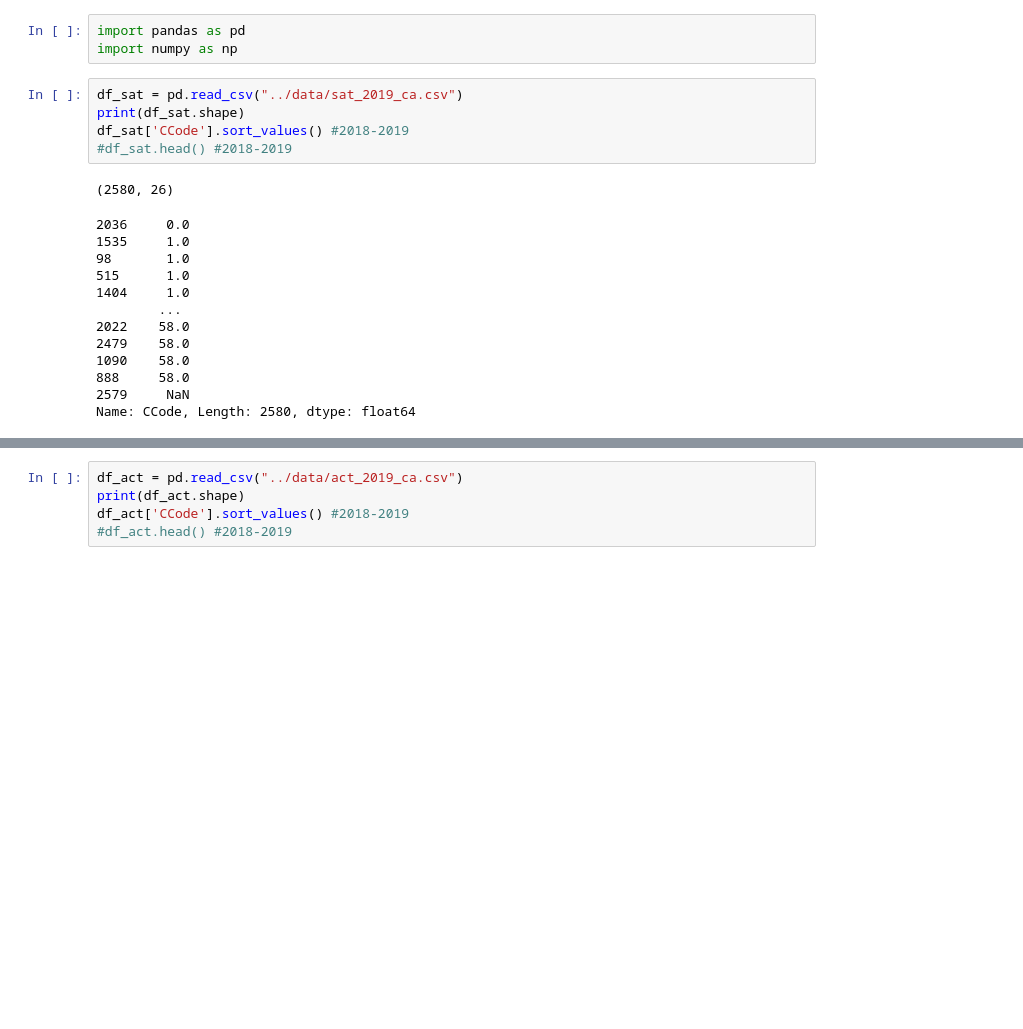
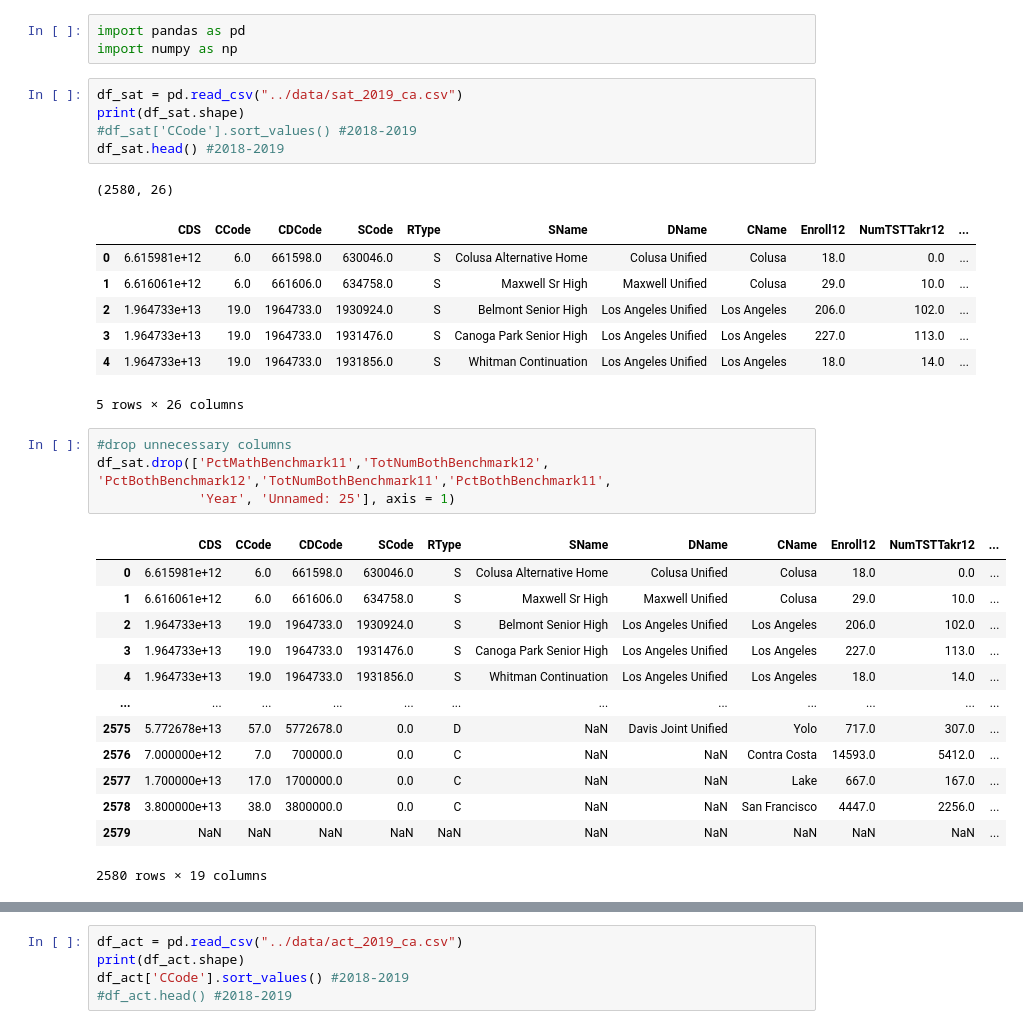
Before and after one commit to Jgates62/ap_act_performance_analysis, a Jupyter notebook: code/data_prep.ipynb, the cells around one changed output, grey strips where cells are left out. Drawn from its saved outputs; the diff is of its cells as text; blank space fills up the shorter version.

```diff
--- a/code/data_prep.ipynb
+++ b/code/data_prep.ipynb
@@ -4,19 +4,32 @@ import numpy as np
 # %%
 df_sat = pd.read_csv("../data/sat_2019_ca.csv")
 print(df_sat.shape)
-df_sat['CCode'].sort_values() #2018-2019
-#df_sat.head() #2018-2019
+#df_sat['CCode'].sort_values() #2018-2019
+df_sat.head() #2018-2019
 # %% [output]
 (2580, 26)
+|  | CDS | CCode | CDCode | SCode | RType | SName | DName | CName | Enroll12 | NumTSTTakr12 | ... |
+| 0 | 6.615981e+12 | 6.0 | 661598.0 | 630046.0 | S | Colusa Alternative Home | Colusa Unified | Colusa | 18.0 | 0.0 | ... |
+| 1 | 6.616061e+12 | 6.0 | 661606.0 | 634758.0 | S | Maxwell Sr High | Maxwell Unified | Colusa | 29.0 | 10.0 | ... |
+| 2 | 1.964733e+13 | 19.0 | 1964733.0 | 1930924.0 | S | Belmont Senior High | Los Angeles Unified | Los Angeles | 206.0 | 102.0 | ... |
+| 3 | 1.964733e+13 | 19.0 | 1964733.0 | 1931476.0 | S | Canoga Park Senior High | Los Angeles Unified | Los Angeles | 227.0 | 113.0 | ... |
+| 4 | 1.964733e+13 | 19.0 | 1964733.0 | 1931856.0 | S | Whitman Continuation | Los Angeles Unified | Los Angeles | 18.0 | 14.0 | ... |
-2036     0.0
-1535     1.0
-98       1.0
-515      1.0
-1404     1.0
-        ...
-2022    58.0
-2479    58.0
-1090    58.0
-888     58.0
-2579     NaN
-Name: CCode, Length: 2580, dtype: float64
+5 rows × 26 columns
+# %%
+#drop unnecessary columns
+df_sat.drop(['PctMathBenchmark11','TotNumBothBenchmark12', 'PctBothBenchmark12','TotNumBothBenchmark11','PctBothBenchmark11',
+             'Year', 'Unnamed: 25'], axis = 1)
+# %% [output]
+|  | CDS | CCode | CDCode | SCode | RType | SName | DName | CName | Enroll12 | NumTSTTakr12 | ... |
+| 0 | 6.615981e+12 | 6.0 | 661598.0 | 630046.0 | S | Colusa Alternative Home | Colusa Unified | Colusa | 18.0 | 0.0 | ... |
+| 1 | 6.616061e+12 | 6.0 | 661606.0 | 634758.0 | S | Maxwell Sr High | Maxwell Unified | Colusa | 29.0 | 10.0 | ... |
+| 2 | 1.964733e+13 | 19.0 | 1964733.0 | 1930924.0 | S | Belmont Senior High | Los Angeles Unified | Los Angeles | 206.0 | 102.0 | ... |
+| 3 | 1.964733e+13 | 19.0 | 1964733.0 | 1931476.0 | S | Canoga Park Senior High | Los Angeles Unified | Los Angeles | 227.0 | 113.0 | ... |
+| 4 | 1.964733e+13 | 19.0 | 1964733.0 | 1931856.0 | S | Whitman Continuation | Los Angeles Unified | Los Angeles | 18.0 | 14.0 | ... |
+| ... | ... | ... | ... | ... | ... | ... | ... | ... | ... | ... | ... |
+| 2575 | 5.772678e+13 | 57.0 | 5772678.0 | 0.0 | D | NaN | Davis Joint Unified | Yolo | 717.0 | 307.0 | ... |
+| 2576 | 7.000000e+12 | 7.0 | 700000.0 | 0.0 | C | NaN | NaN | Contra Costa | 14593.0 | 5412.0 | ... |
+| 2577 | 1.700000e+13 | 17.0 | 1700000.0 | 0.0 | C | NaN | NaN | Lake | 667.0 | 167.0 | ... |
+| 2578 | 3.800000e+13 | 38.0 | 3800000.0 | 0.0 | C | NaN | NaN | San Francisco | 4447.0 | 2256.0 | ... |
+| 2579 | NaN | NaN | NaN | NaN | NaN | NaN | NaN | NaN | NaN | NaN | ... |
+2580 rows × 19 columns
```
Also changed, not shown: parts of 2 cells of this notebook.
